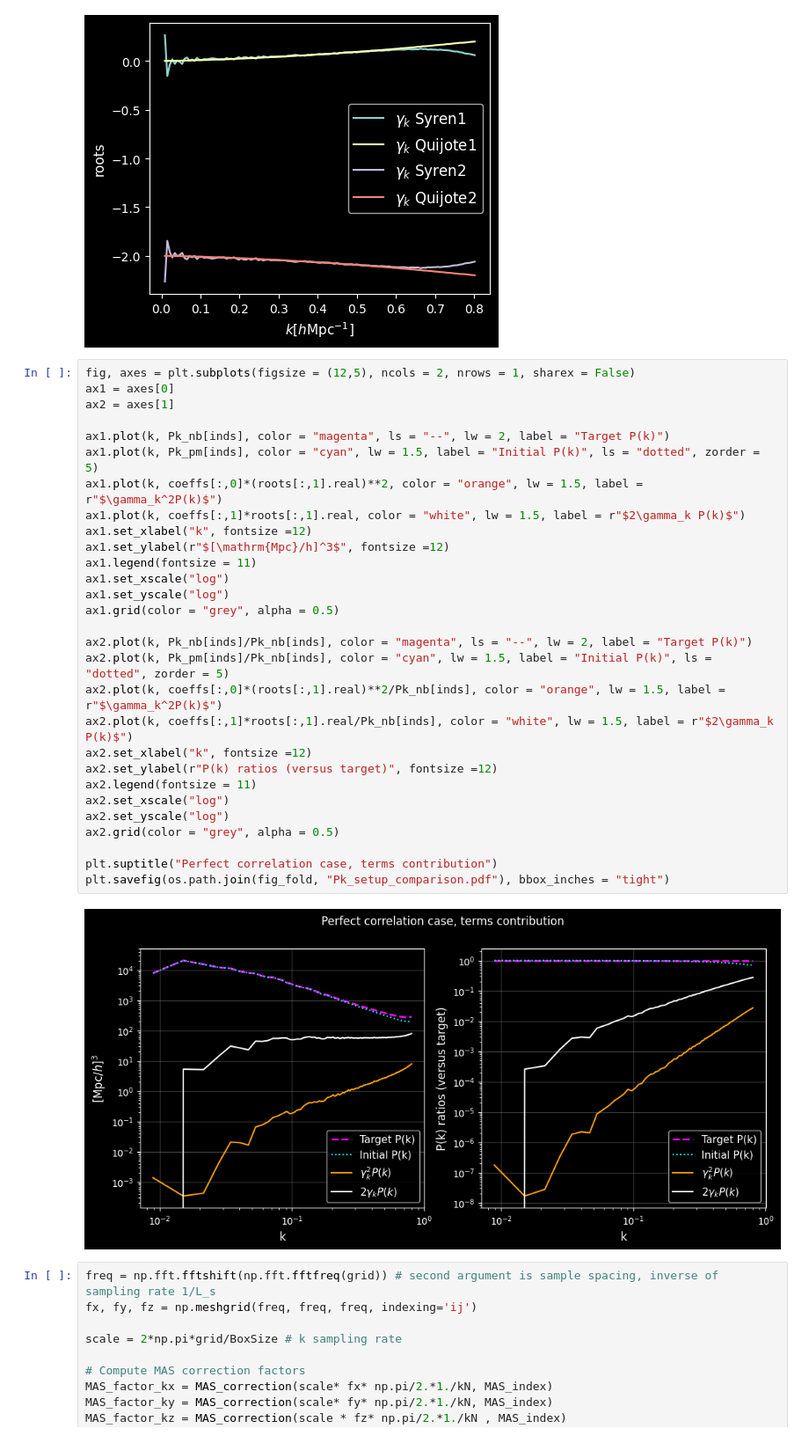
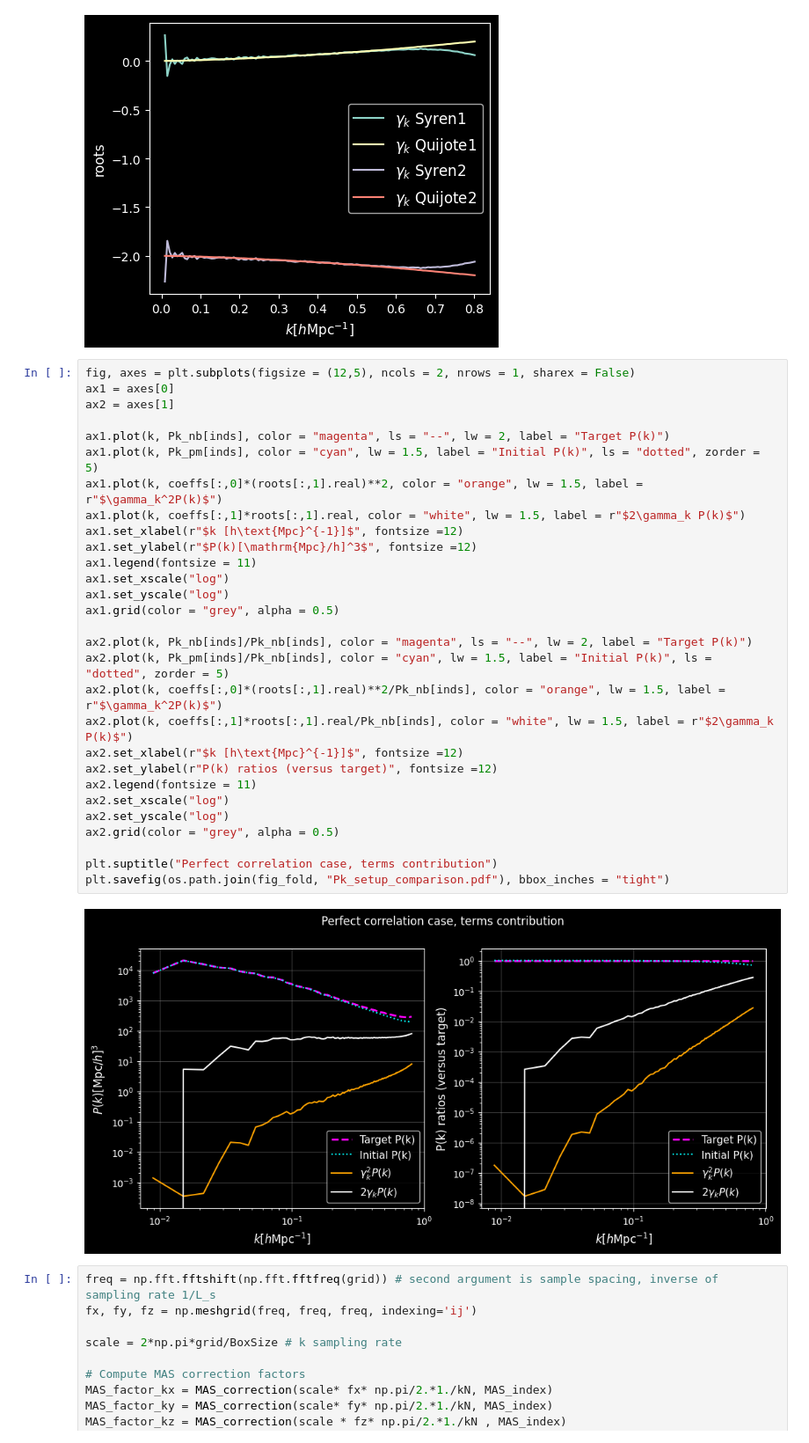
Before and after one commit to anirbanbairagi/Power-Spectrum-Change-Under-Gradient-Perturbation, a Jupyter notebook: DM_benchmark_nico.ipynb, the cells around one changed output. Shown at 88% size. Drawn from its saved outputs; the diff is of its cells as text.

```diff
--- a/DM_benchmark_nico.ipynb
+++ b/DM_benchmark_nico.ipynb
@@ -724,34 +719,34 @@ else:
 # %%
 fig, axes = plt.subplots(figsize = (12,5), ncols = 2, nrows = 1, sharex = False)
 ax1 = axes[0]
 ax2 = axes[1]
 
 ax1.plot(k, Pk_nb[inds], color = "magenta", ls = "--", lw = 2, label = "Target P(k)")
 ax1.plot(k, Pk_pm[inds], color = "cyan", lw = 1.5, label = "Initial P(k)", ls = "dotted", zorder = 5)
 ax1.plot(k, coeffs[:,0]*(roots[:,1].real)**2, color = "orange", lw = 1.5, label = r"$\gamma_k^2P(k)$")
 ax1.plot(k, coeffs[:,1]*roots[:,1].real, color = "white", lw = 1.5, label = r"$2\gamma_k P(k)$")
-ax1.set_xlabel("k", fontsize =12)
-ax1.set_ylabel(r"$[\mathrm{Mpc}/h]^3$", fontsize =12)
+ax1.set_xlabel(r"$k [h\text{Mpc}^{-1}]$", fontsize =12)
+ax1.set_ylabel(r"$P(k)[\mathrm{Mpc}/h]^3$", fontsize =12)
 ax1.legend(fontsize = 11)
 ax1.set_xscale("log")
 ax1.set_yscale("log")
 ax1.grid(color = "grey", alpha = 0.5)
 
 ax2.plot(k, Pk_nb[inds]/Pk_nb[inds], color = "magenta", ls = "--", lw = 2, label = "Target P(k)")
 ax2.plot(k, Pk_pm[inds]/Pk_nb[inds], color = "cyan", lw = 1.5, label = "Initial P(k)", ls = "dotted", zorder = 5)
 ax2.plot(k, coeffs[:,0]*(roots[:,1].real)**2/Pk_nb[inds], color = "orange", lw = 1.5, label = r"$\gamma_k^2P(k)$")
 ax2.plot(k, coeffs[:,1]*roots[:,1].real/Pk_nb[inds], color = "white", lw = 1.5, label = r"$2\gamma_k P(k)$")
-ax2.set_xlabel("k", fontsize =12)
+ax2.set_xlabel(r"$k [h\text{Mpc}^{-1}]$", fontsize =12)
 ax2.set_ylabel(r"P(k) ratios (versus target)", fontsize =12)
 ax2.legend(fontsize = 11)
 ax2.set_xscale("log")
 ax2.set_yscale("log")
 ax2.grid(color = "grey", alpha = 0.5)
 
 plt.suptitle("Perfect correlation case, terms contribution")
 plt.savefig(os.path.join(fig_fold, "Pk_setup_comparison.pdf"), bbox_inches = "tight")
 # %% [output]
-[figure, old version]
+[figure, new version]
 # %%
 freq = np.fft.fftshift(np.fft.fftfreq(grid)) # second argument is sample spacing, inverse of sampling rate 1/L_s
 fx, fy, fz = np.meshgrid(freq, freq, freq, indexing='ij')
```
Also changed, not shown: parts of 23 cells of this notebook.
